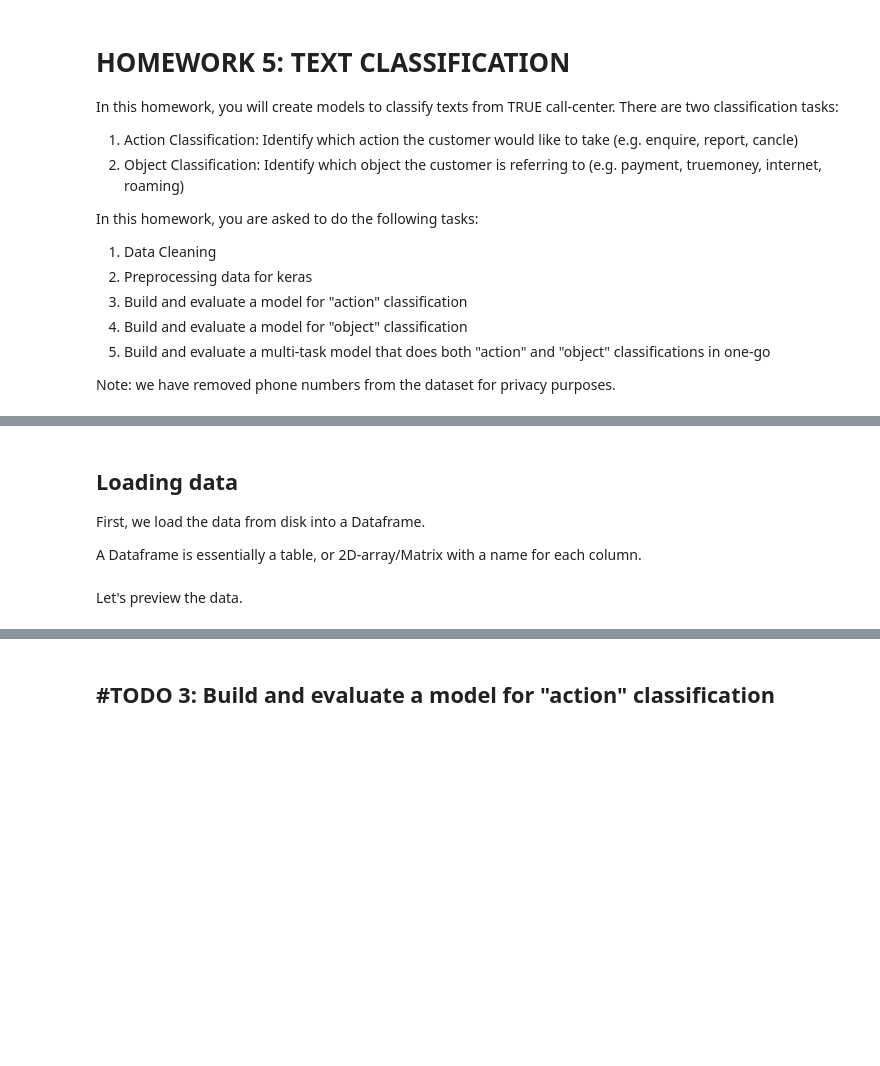
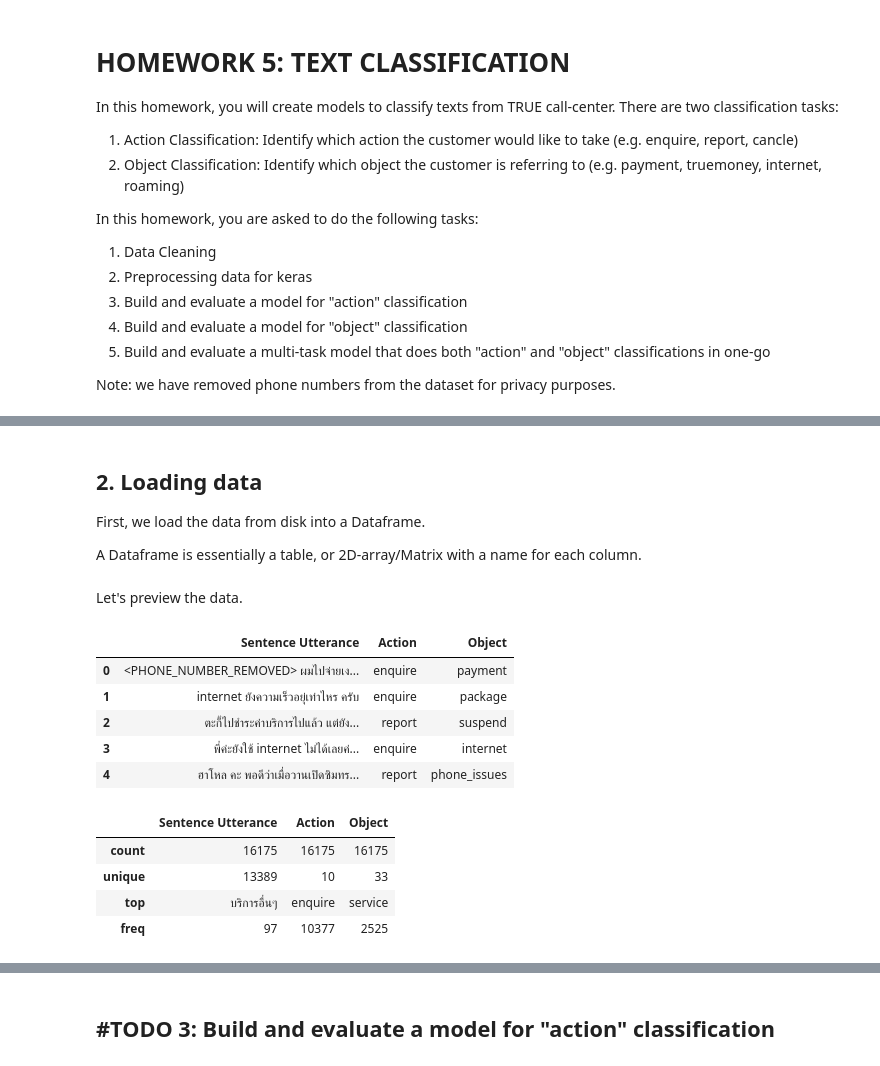
Before and after one commit to njrean/NLP_HW3, a Jupyter notebook: HW3.1.ipynb, the cells around one changed output, grey strips where cells are left out. Cells and saved outputs as stored; diff of their text form; code cells hidden in the pictures; blank space fills up the shorter version.

```diff
--- a/HW3.1.ipynb
+++ b/HW3.1.ipynb
@@ -32,5 +50,5 @@ import matplotlib.pyplot as plt
 # %% [markdown]
-## Loading data
+## 2. Loading data
 First, we load the data from disk into a Dataframe.
 
 A Dataframe is essentially a table, or 2D-array/Matrix with a name for each column.
@@ -40,7 +59,19 @@ phone_df = pandas.read_csv('clean-phone-data.csv')
 Let's preview the data.
 # %%
 # Show the top 5 rows
-display(data_df.head())
+display(phone_df.head())
 # Summarize the data
-data_df.describe()
+phone_df.describe()
+# %% [output]
+|  | Sentence Utterance | Action | Object |
+| 0 | <PHONE_NUMBER_REMOVED> ผมไปจ่ายเง... | enquire | payment |
+| 1 | internet ยังความเร็วอยุ่เท่าไหร ครับ | enquire | package |
+| 2 | ตะกี้ไปชำระค่าบริการไปแล้ว แต่ยัง... | report | suspend |
+| 3 | พี่ค่ะยังใช้ internet ไม่ได้เลยค่... | enquire | internet |
+| 4 | ฮาโหล คะ พอดีว่าเมื่อวานเปิดซิมทร... | report | phone_issues |
+|  | Sentence Utterance | Action | Object |
+| count | 16175 | 16175 | 16175 |
+| unique | 13389 | 10 | 33 |
+| top | บริการอื่นๆ | enquire | service |
+| freq | 97 | 10377 | 2525 |
 # %% [markdown]
```
Also changed, not shown: parts of 77 cells of this notebook, 3 other files.
